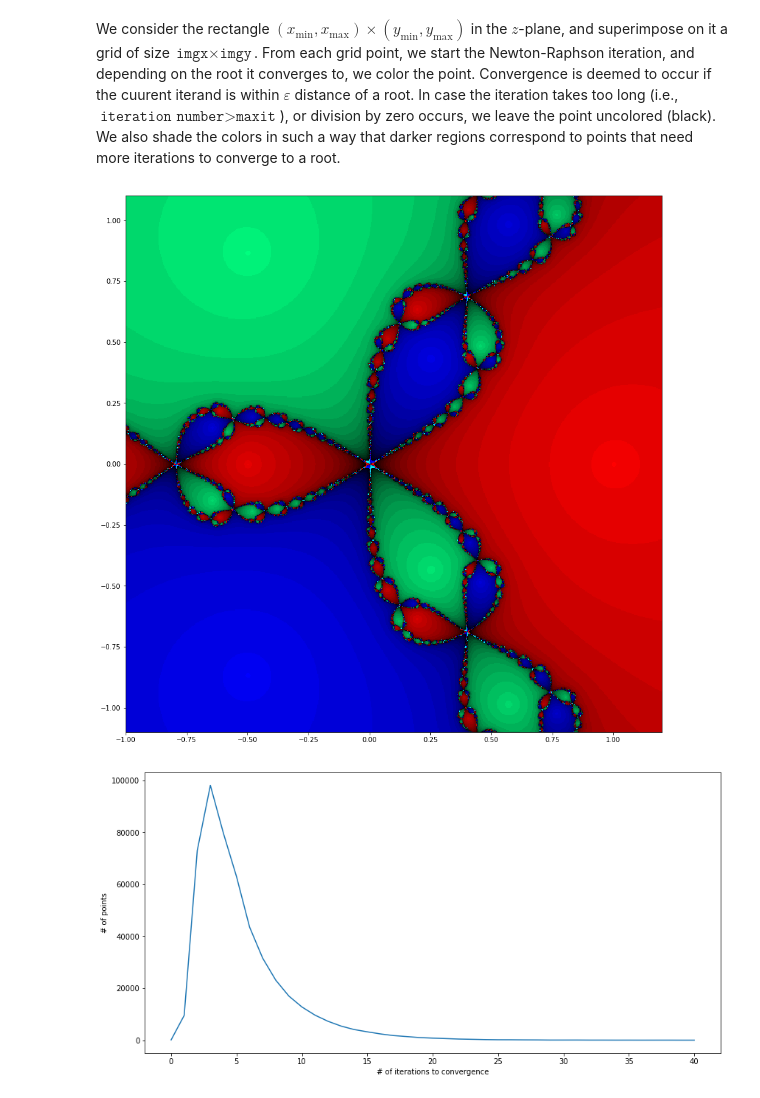
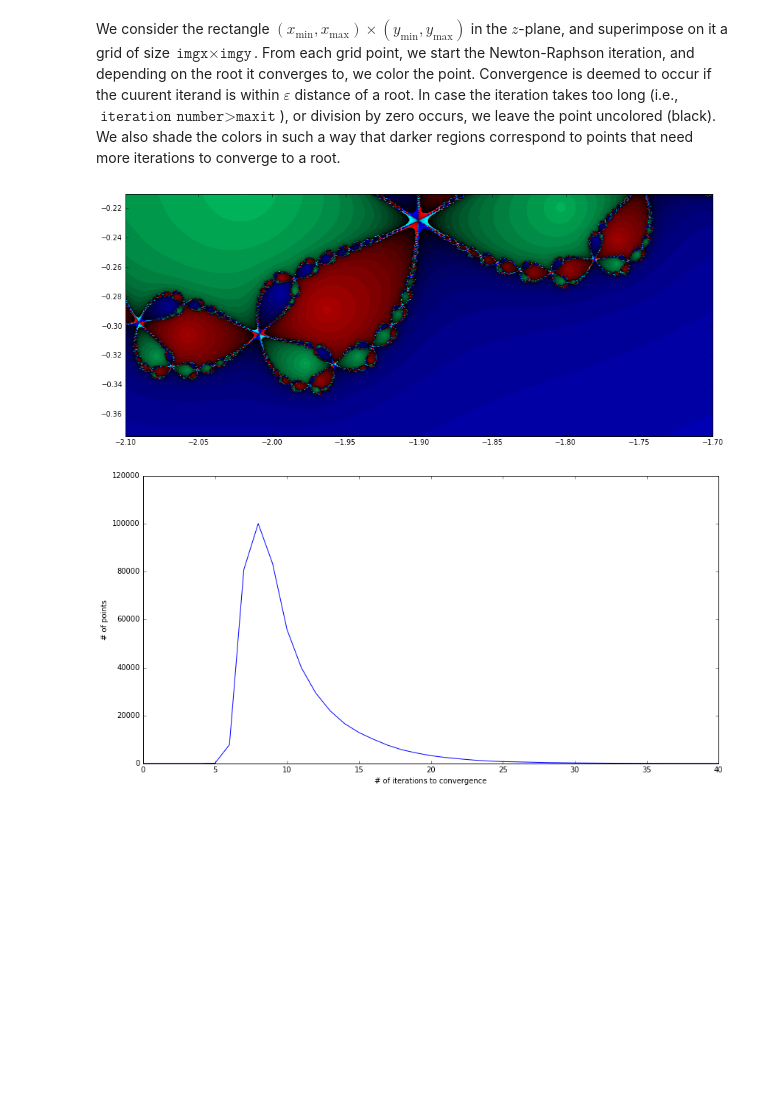
Before and after one commit to m4wright/power, a Jupyter notebook: newton.ipynb, the cells around one changed output. Cells and saved outputs as stored; diff of their text form; code cells hidden in the pictures; blank space fills up the shorter version.

```diff
--- a/newton.ipynb
+++ b/newton.ipynb
@@ -21,10 +21,10 @@ cc=[[1,0,0],[0,1,.5],[0,0,1]]
 # %% [markdown]
 We consider the rectangle $(x_{\textrm{min}},x_{\textrm{max}})\times(y_{\textrm{min}},y_{\textrm{max}})$ in the $z$-plane, and superimpose on it a grid of size $\texttt{imgx}\times\texttt{imgy}$. From each grid point, we start the Newton-Raphson iteration, and depending on the root it converges to, we color the point. Convergence is deemed to occur if the cuurent iterand is within $\varepsilon$ distance of a root. In case the iteration takes too long (i.e., $\texttt{iteration number} > \texttt{maxit}$), or division by zero occurs, we leave the point uncolored (black). We also shade the colors in such a way that darker regions correspond to points that need more iterations to converge to a root.
 # %%
-xmin = -1.
-xmax = 1.2
-ymin = -1.1
-ymax = 1.1
+xmin = -2.1
+xmax = -1.7
+ymin = -0.375
+ymax = -0.21
 eps = .0001
 maxit = 40
 imgx = 700
@@ -39,32 +39,32 @@ for i in range(imgy):
     for j in range(imgx):
         x=xmin+a*j
         y=ymax-b*i
         z0=complex(x,y)
         for k in range(maxit):
             if abs(z0)<eps:
                 h[maxit]+=1
                 break
             z=phi(z0)
             con=False
             for l in range(len(zz)):
                 if abs(z-zz[l])<eps:
                     con=True
                     break
             if(con):
                 img[i,j]=[(sit-k)*f*c for c in cc[l]]
                 h[k]+=1
                 break
             z0=z
         if k==maxit: h[maxit]+=1
 plt.figure(figsize=(15,15))
 plt.imshow(img,extent=[xmin,xmax,ymin,ymax])
 plt.show()
 scipy.misc.imsave('newt.png', img)
 plt.figure(figsize=(14,7))
 plt.plot(range(maxit+1),h)
 plt.xlabel('# of iterations to convergence')
 plt.ylabel('# of points')
 plt.show()
 # %% [output]
-[figure, old version]
+[figure, new version]
-[figure, old version]
+[figure, new version]
```
Also changed, not shown: parts of 4 cells of this notebook, 1 other file.
